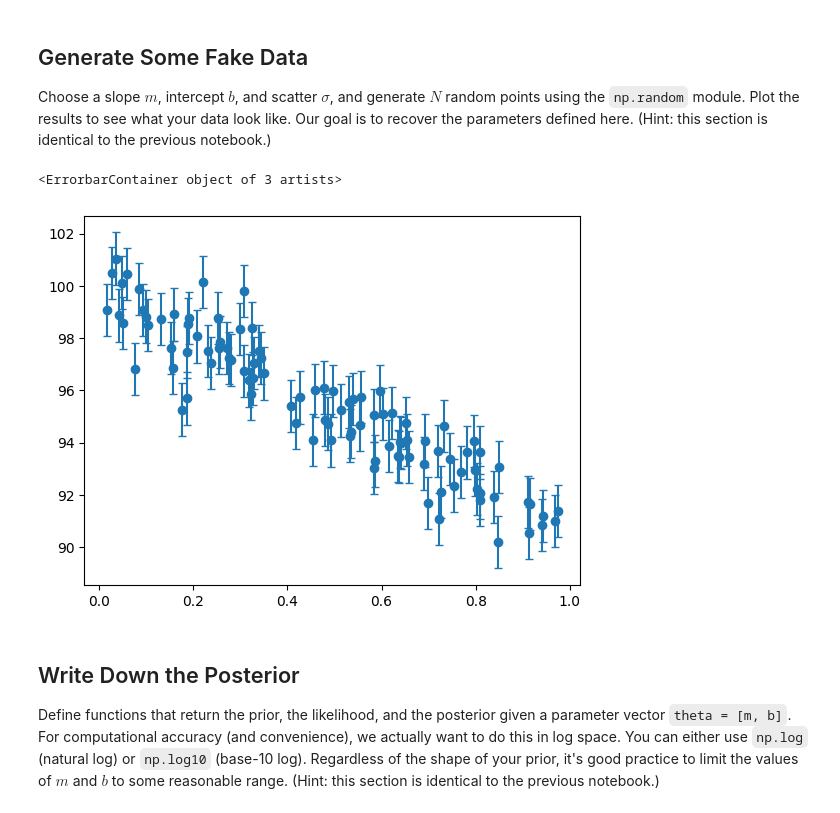
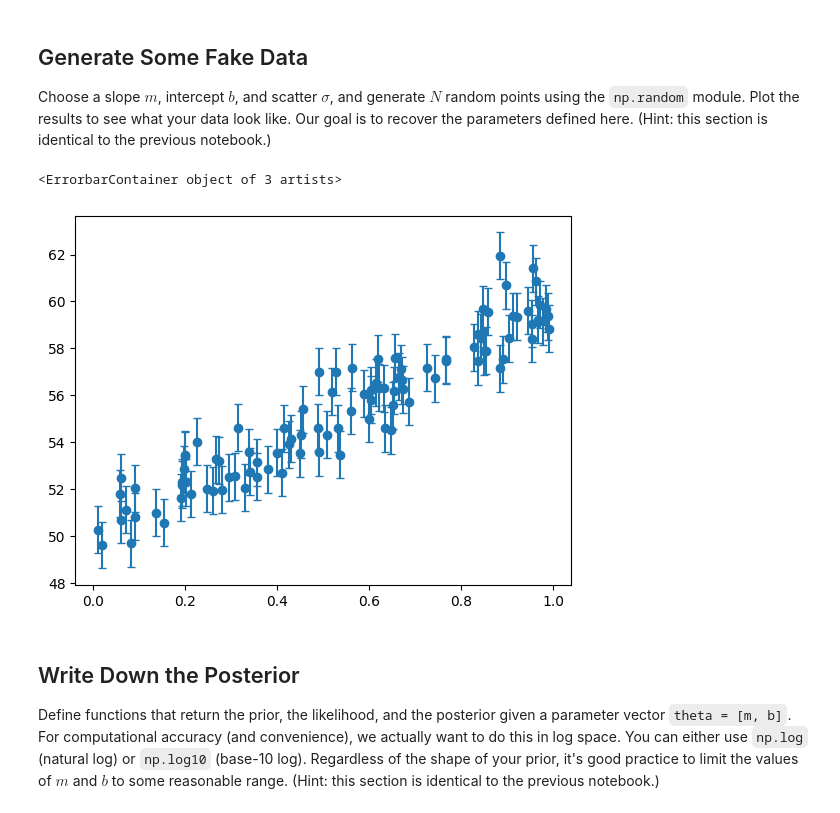
Before and after one commit to ASTR154/bayesian-statistics, a Jupyter notebook: mcmc_line_fitting.ipynb, the cells around one changed output. Saved outputs shown, nothing was run; the diff lists cells and outputs as text; code cells hidden in the pictures.

```diff
--- a/mcmc_line_fitting.ipynb
+++ b/mcmc_line_fitting.ipynb
@@ -13,20 +13,30 @@ import corner
 ## Generate Some Fake Data
 Choose a slope $m$, intercept $b$, and scatter $\sigma$, and generate $N$ random points using the `np.random` module. Plot the results to see what your data look like. Our goal is to recover the parameters defined here. (Hint: this section is identical to the previous notebook.)
 # %%
-m = -9.8
-b= 100
+m = 10
+b= 50
 sigma = 1.
 N = 100
-numbers = np.random.rand(100)
+
+x = np.random.uniform(0,1,N)
+
+#print(x)
+#break
+theta = [m,b]
+
+y =  x*m + b + np.array(np.random.normal(0, sigma,size=N))
+
+# equation for a line PLUS random values from a Gaussian centered at 0 with standard deviation `sigma`
+dy = sigma #should be a list length N
 
 
 
 #plt.plot(numbers, numbers*m+b + np.random.normal(loc=0,scale=sigma,size=N))
 
-plt.errorbar(numbers, numbers*m+b + np.random.normal(loc=0,scale=sigma,size=N), yerr=sigma, fmt="o", capsize=3)
+plt.errorbar(x, y, yerr=sigma, fmt="o", capsize=3)
 # %% [output]
 <ErrorbarContainer object of 3 artists>
-[figure, old version]
+[figure, new version]
 # %% [markdown]
 ## Write Down the Posterior
 Define functions that return the prior, the likelihood, and the posterior given a parameter vector `theta = [m, b]`. For computational accuracy (and convenience), we actually want to do this in log space. You can either use `np.log` (natural log) or `np.log10` (base-10 log). Regardless of the shape of your prior, it's good practice to limit the values of $m$ and $b$ to some reasonable range. (Hint: this section is identical to the previous notebook.)
```
Also changed, not shown: parts of 11 cells of this notebook.
